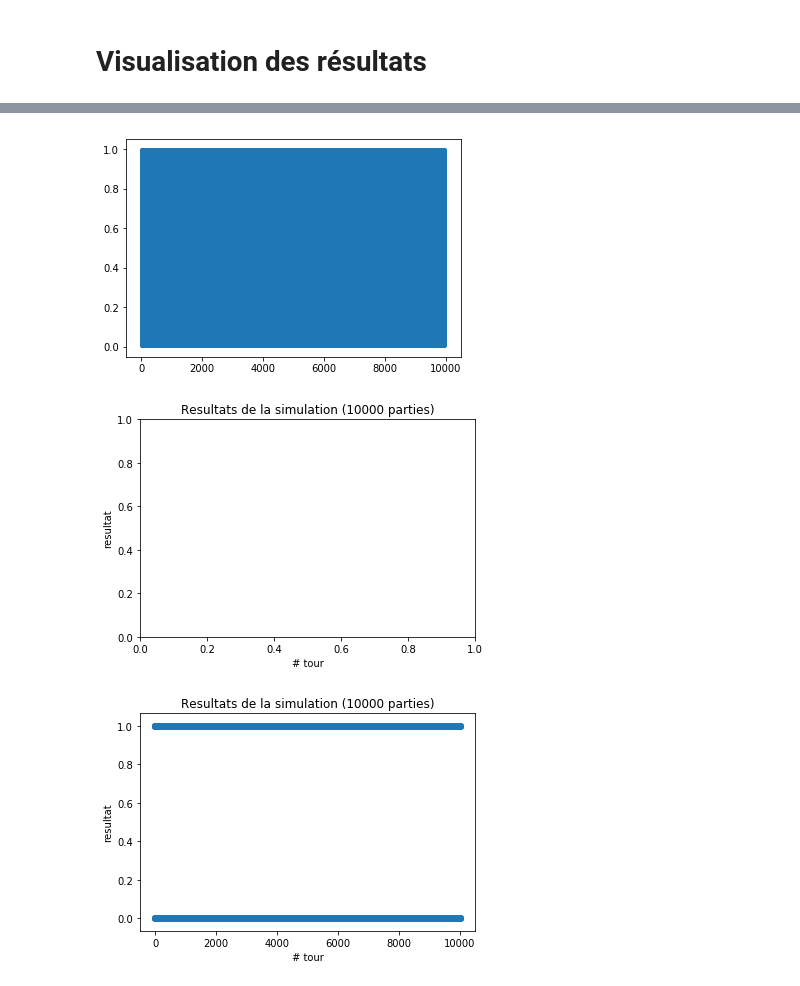
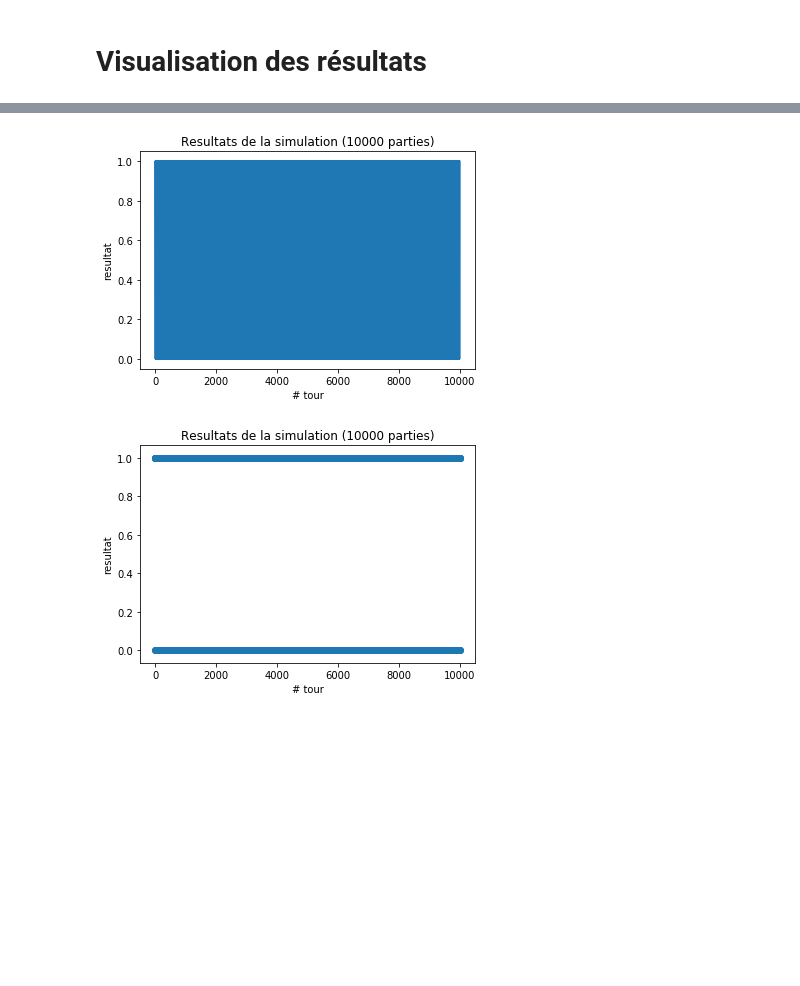
Before and after one commit to rbhgaston/OCR_PythonForDataScience, a Jupyter notebook: ActiviteMontyHall.ipynb, the cells around one changed output, grey strips where cells are left out. Saved outputs shown, nothing was run; the diff lists cells and outputs as text; code cells hidden in the pictures; blank space fills up the shorter version.

```diff
--- a/ActiviteMontyHall.ipynb
+++ b/ActiviteMontyHall.ipynb
@@ -63,18 +63,18 @@ ax = ax.set(xlabel='# tour', ylabel='resultat')
 # %%
-n_tour = 10000
-plot = plt.plot(play(Strategie.CHANGER, n_tour))
+nb_tours = 10000
 
 figure = plt.figure()
 ax = plt.axes()
 
+plot = plt.plot(play(Strategie.CHANGER, nb_tours))
+
 # titre du graphique
-plt.title("Resultats de la simulation ({} parties)".format(n_tour))
+plt.title("Resultats de la simulation ({} parties)".format(nb_tours))
 
 # label des axes
 ax = ax.set(xlabel='# tour', ylabel='resultat')
 # %% [output]
-[figure, old version]
+[figure, new version]
-[figure, removed]
 # %%
 nb_tours = 10000
 
```
Also changed, not shown: parts of 2 cells of this notebook.
